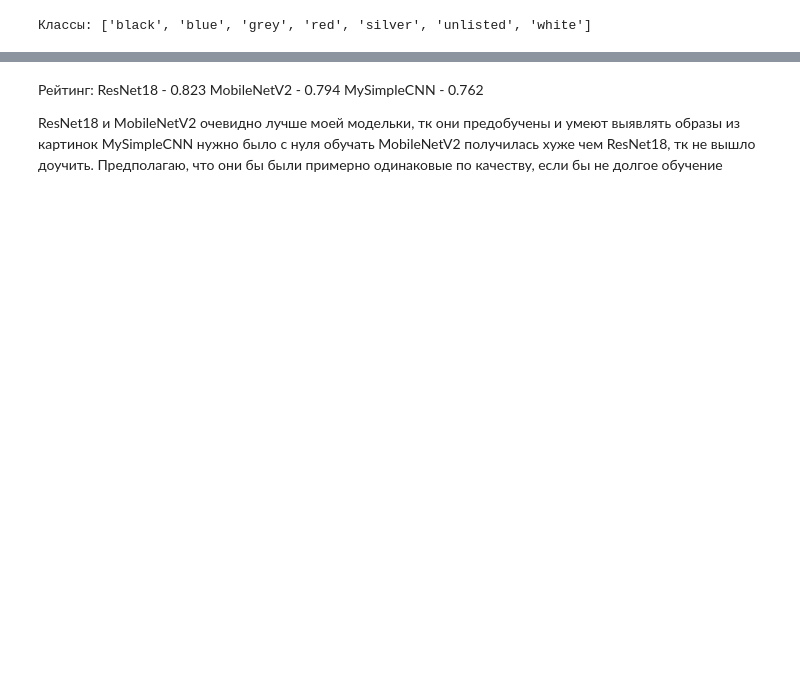
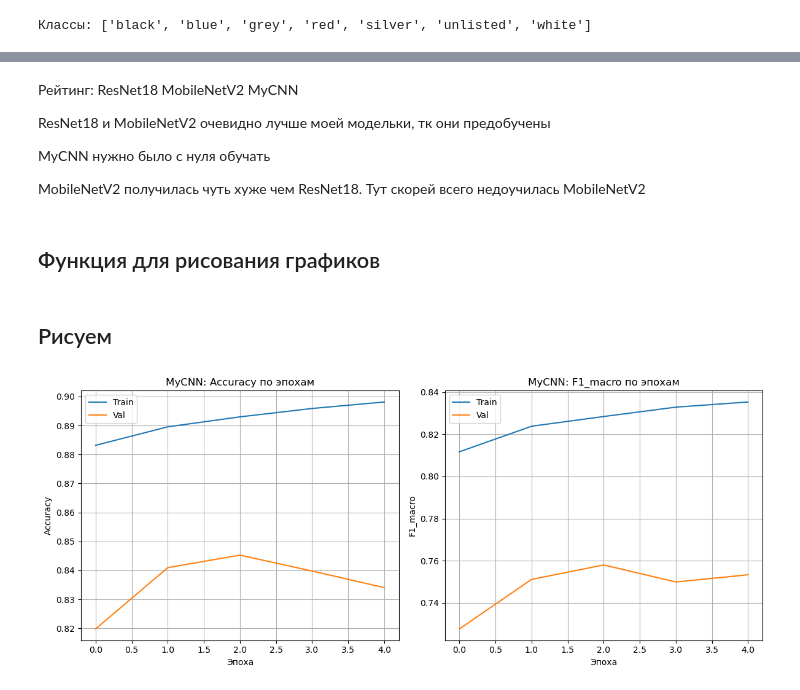
Before and after one commit to imperator30000/cv-ml-lab-1, a Jupyter notebook: Untitled.ipynb, the cells around one changed output, grey strips where cells are left out. Drawn from its saved outputs; the diff is of its cells as text; code cells hidden in the pictures; blank space fills up the shorter version.

```diff
--- a/Untitled.ipynb
+++ b/Untitled.ipynb
@@ -174,10 +186,11 @@ def train_one_epoch(model, loader, optimizer, criterion):
         correct += (preds == y).sum().item()
         total += y.size(0)
     f1 = f1_score(all_targets, all_preds, average='macro')
-    return correct/total, f1
+    return correct / total, f1
+
 
 @torch.no_grad()
-def evaluate(model, loader, criterion):
+def evaluate(model, loader):
     model.eval()
     all_targets, all_preds, total, correct = [], [], 0, 0
     for x, y in loader:
@@ -189,7 +202,7 @@ def evaluate(model, loader, criterion):
         correct += (preds == y).sum().item()
         total += y.size(0)
     f1 = f1_score(all_targets, all_preds, average='macro')
-    return correct/total, f1
+    return correct / total, f1
 # %%
 def fit(model, train_loader, val_loader, epochs=10, lr=1e-3):
     optimizer = optim.Adam(model.parameters(), lr=lr)
@@ -217,0 +224,3 @@ torch.save(model0.state_dict(), 'best_simplecnn.pth')
+# %%
+model0_history = fit(model0, train_loader, val_loader, epochs=5)
+torch.save(model0.state_dict(), 'best_simplecnn.pth')
@@ -305,10 +276,50 @@ Test F1_macro: 0.794
 # %% [markdown]
 Рейтинг:
-ResNet18 - 0.823
-MobileNetV2 - 0.794
-MySimpleCNN - 0.762
+ResNet18
+MobileNetV2
+MyCNN
 
 
-ResNet18 и MobileNetV2 очевидно лучше моей модельки, тк они предобучены и умеют выявлять образы из картинок
-MySimpleCNN нужно было с нуля обучать
-MobileNetV2 получилась хуже чем ResNet18, тк не вышло доучить. Предполагаю, что они бы были примерно одинаковые по качеству, если бы не долгое обучение
+ResNet18 и MobileNetV2 очевидно лучше моей модельки, тк они предобучены
+
+MyCNN нужно было с нуля обучать
+
+MobileNetV2 получилась чуть хуже чем ResNet18. Тут скорей всего недоучилась MobileNetV2
+# %% [markdown]
+## Функция для рисования графиков
+# %%
+import matplotlib.pyplot as plt
+
+def plot_train_history(history, title_prefix=""):
+    metrics = []
+    titles = []
+    ylabels = []
+
+    if 'train_acc' in history and 'val_acc' in history:
+        metrics.append(('train_acc', 'val_acc'))
+        titles.append('Accuracy по эпохам')
+        ylabels.append('Accuracy')
+    if 'train_f1' in history and 'val_f1' in history:
+        metrics.append(('train_f1', 'val_f1'))
+        titles.append('F1_macro по эпохам')
+        ylabels.append('F1_macro')
+
+    plt.figure(figsize=(6 * len(metrics), 5))
+    for i, m in enumerate(metrics):
+        plt.subplot(1, len(metrics), i + 1)
+        plt.plot(history[m[0]], label='Train')
+        plt.plot(history[m[1]], label='Val')
+        plt.xlabel('Эпоха')
+        plt.ylabel(ylabels[i])
+
+        plt.title(f"{title_prefix}{titles[i]}")
+        plt.legend()
+        plt.grid(True)
+    plt.tight_layout()
+    plt.show()
+# %% [markdown]
+## Рисуем
+# %%
+plot_train_history(model0_history, "MyCNN: ")
+# %% [output]
+[figure, added]
```
Also changed, not shown: parts of 24 cells of this notebook, 3 other files.
